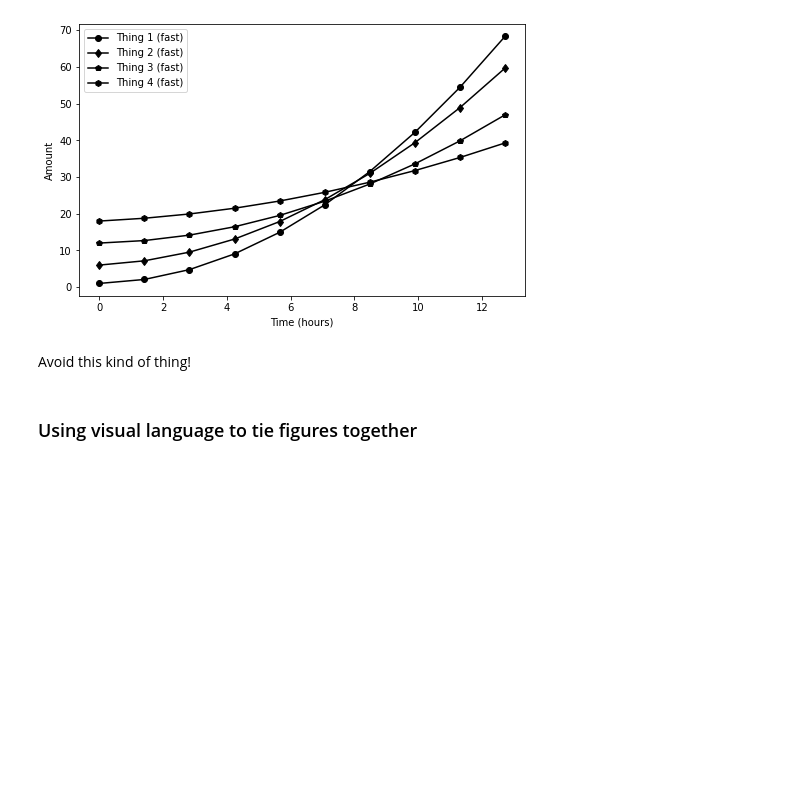
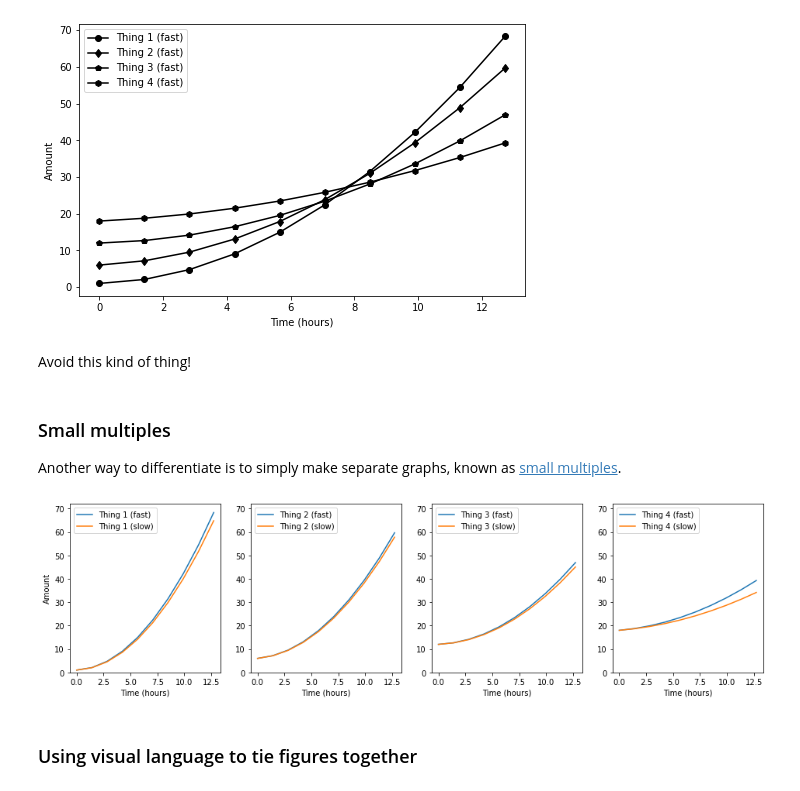
Before and after one commit to MichaelClerx/making-figures, a Jupyter notebook: 1-4-visual-language.ipynb, the cells around one changed output. Cells and saved outputs as stored; diff of their text form; code cells hidden in the pictures; blank space fills up the shorter version.

```diff
--- a/1-4-visual-language.ipynb
+++ b/1-4-visual-language.ipynb
@@ -258,6 +258,46 @@ plt.show()
 [figure]
 # %% [markdown]
 Avoid this kind of thing!
+# %% [markdown]
+### Small multiples
+
+Another way to differentiate is to simply make separate graphs, known as [small multiples](https://en.wikipedia.org/wiki/Small_multiple).
+# %%
+plt.figure(figsize=(16, 4))
+ylim = 0, 72
+
+ax = plt.subplot(1, 4, 1)
+ax.set_xlabel('Time (hours)')
+ax.set_ylabel('Amount')
+ax.set_ylim(*ylim)
+ax.plot(sx, sy1, label='Thing 1 (fast)')
+ax.plot(sx, sy1b,  label='Thing 1 (slow)')
+ax.legend(loc='upper left')
+
+ax = plt.subplot(1, 4, 2)
+ax.set_xlabel('Time (hours)')
+ax.set_ylim(*ylim)
+ax.plot(sx, sy2, label='Thing 2 (fast)')
+ax.plot(sx, sy2b, label='Thing 2 (slow)')
+ax.legend(loc='upper left')
+
+ax = plt.subplot(1, 4, 3)
+ax.set_xlabel('Time (hours)')
+ax.set_ylim(*ylim)
+ax.plot(sx, sy3, label='Thing 3 (fast)')
+ax.plot(sx, sy3b, label='Thing 3 (slow)')
+ax.legend(loc='upper left')
+
+ax = plt.subplot(1, 4, 4)
+ax.set_xlabel('Time (hours)')
+ax.set_ylim(*ylim)
+ax.plot(sx, sy4, label='Thing 4 (fast)')
+ax.plot(sx, sy4b, label='Thing 4 (slow)')
+ax.legend(loc='upper left')
+
+plt.show()
+# %% [output]
+[figure, added]
 # %% [markdown]
 ### Using visual language to tie figures together
 # %% [markdown]
```
Also changed, not shown: 11 other files.
